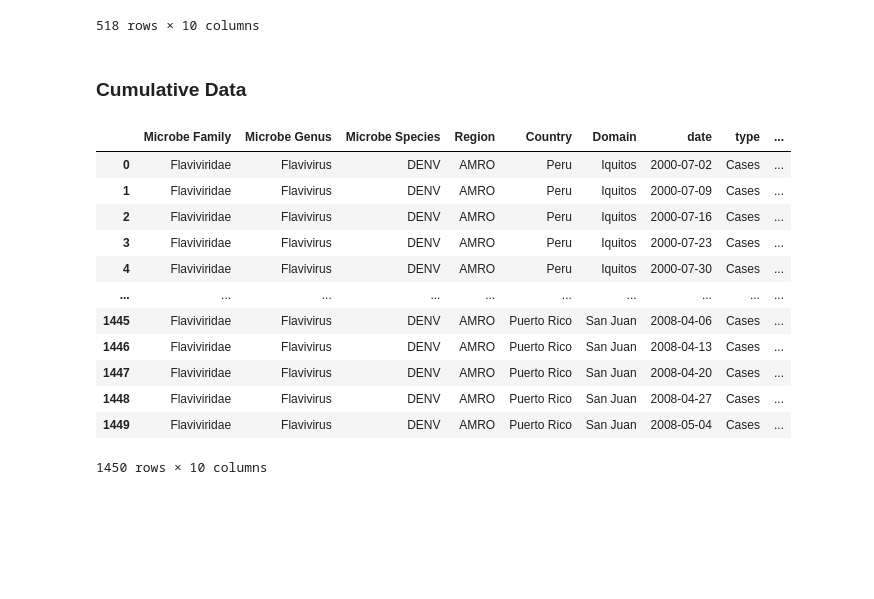
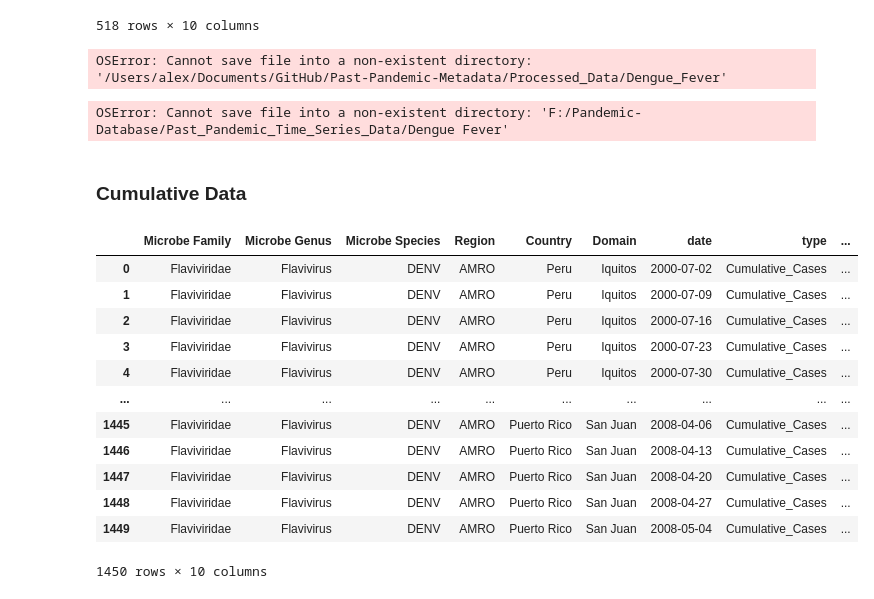
Before and after one commit to AlexWei21/Pandemic-Database, a Jupyter notebook: Internal/Processing Scripts/dengue_proprocessing.ipynb, the cells around one changed output. Cells and saved outputs as stored; diff of their text form; code cells hidden in the pictures; blank space fills up the shorter version.

Commit message:
Update Population Data

```diff
--- a/Internal/Processing Scripts/dengue_proprocessing.ipynb
+++ b/Internal/Processing Scripts/dengue_proprocessing.ipynb
@@ -3,7 +3,7 @@ import pandas as pd
 import numpy as np
 from matplotlib import pyplot as plt
 # %%
-dengue_data = pd.read_csv("F:/Pandemic-Database/Raw_Data/Dengue_Fever/clean_dengue_data.csv")
+dengue_data = pd.read_csv("/Users/alex/Documents/GitHub/Past-Pandemic-Metadata/Raw_Data/Dengue_Fever/clean_dengue_data.csv")
 
 dengue_data = dengue_data.rename(columns={'Virus Family': 'Microbe Family',
                                          'Virus Genus': 'Microbe Genus',
@@ -75,32 +75,37 @@ dengue_data_iquitos
 | 1455 | Flaviviridae | Flavivirus | DENV | AMRO | Peru | Iquitos | NaN | 2010-06-27 | ... |
 518 rows × 10 columns
 # %%
-dengue_data.to_csv("F:/Pandemic-Database/Processed_Data/Dengue_Fever/Dengue_AMRO_Country_Weekly_Cases.csv",
+dengue_data.to_csv("/Users/alex/Documents/GitHub/Past-Pandemic-Metadata/Processed_Data/Dengue_Fever/Dengue_AMRO_Country_Weekly_Cases.csv",
                    index = False)
+# %% [output]
+OSError: Cannot save file into a non-existent directory: '/Users/alex/Documents/GitHub/Past-Pandemic-Metadata/Processed_Data/Dengue_Fever'
 # %%
 dengue_data_sanjuan.to_csv("F:/Pandemic-Database/Past_Pandemic_Time_Series_Data/Dengue Fever/Dengue_Sanjuan_Weekly_Cases.csv",
                           index = False)
 dengue_data_iquitos.to_csv("F:/Pandemic-Database/Past_Pandemic_Time_Series_Data/Dengue Fever/Dengue_Iquitos_Weekly_Cases.csv",
                           index = False)
+# %% [output]
+OSError: Cannot save file into a non-existent directory: 'F:/Pandemic-Database/Past_Pandemic_Time_Series_Data/Dengue Fever'
 # %% [markdown]
 ### Cumulative Data
 # %%
 dengue_data = dengue_data.sort_values(by = ['Domain','date'])
 dengue_cumulative_data = dengue_data.groupby(['Microbe Family','Microbe Genus','Microbe Species','Region','Country','Domain','date','type']).sum().groupby(level=5).cumsum().reset_index()
 dengue_cumulative_data['Sub-Domain'] = np.nan
+dengue_cumulative_data['type'] = 'Cumulative_Cases'
 dengue_cumulative_data
 # %% [output]
 |  | Microbe Family | Microbe Genus | Microbe Species | Region | Country | Domain | date | type | ... |
-| 0 | Flaviviridae | Flavivirus | DENV | AMRO | Peru | Iquitos | 2000-07-02 | Cases | ... |
-| 1 | Flaviviridae | Flavivirus | DENV | AMRO | Peru | Iquitos | 2000-07-09 | Cases | ... |
-| 2 | Flaviviridae | Flavivirus | DENV | AMRO | Peru | Iquitos | 2000-07-16 | Cases | ... |
-| 3 | Flaviviridae | Flavivirus | DENV | AMRO | Peru | Iquitos | 2000-07-23 | Cases | ... |
-| 4 | Flaviviridae | Flavivirus | DENV | AMRO | Peru | Iquitos | 2000-07-30 | Cases | ... |
+| 0 | Flaviviridae | Flavivirus | DENV | AMRO | Peru | Iquitos | 2000-07-02 | Cumulative_Cases | ... |
+| 1 | Flaviviridae | Flavivirus | DENV | AMRO | Peru | Iquitos | 2000-07-09 | Cumulative_Cases | ... |
+| 2 | Flaviviridae | Flavivirus | DENV | AMRO | Peru | Iquitos | 2000-07-16 | Cumulative_Cases | ... |
+| 3 | Flaviviridae | Flavivirus | DENV | AMRO | Peru | Iquitos | 2000-07-23 | Cumulative_Cases | ... |
+| 4 | Flaviviridae | Flavivirus | DENV | AMRO | Peru | Iquitos | 2000-07-30 | Cumulative_Cases | ... |
 | ... | ... | ... | ... | ... | ... | ... | ... | ... | ... |
-| 1445 | Flaviviridae | Flavivirus | DENV | AMRO | Puerto Rico | San Juan | 2008-04-06 | Cases | ... |
-| 1446 | Flaviviridae | Flavivirus | DENV | AMRO | Puerto Rico | San Juan | 2008-04-13 | Cases | ... |
-| 1447 | Flaviviridae | Flavivirus | DENV | AMRO | Puerto Rico | San Juan | 2008-04-20 | Cases | ... |
-| 1448 | Flaviviridae | Flavivirus | DENV | AMRO | Puerto Rico | San Juan | 2008-04-27 | Cases | ... |
-| 1449 | Flaviviridae | Flavivirus | DENV | AMRO | Puerto Rico | San Juan | 2008-05-04 | Cases | ... |
+| 1445 | Flaviviridae | Flavivirus | DENV | AMRO | Puerto Rico | San Juan | 2008-04-06 | Cumulative_Cases | ... |
+| 1446 | Flaviviridae | Flavivirus | DENV | AMRO | Puerto Rico | San Juan | 2008-04-13 | Cumulative_Cases | ... |
+| 1447 | Flaviviridae | Flavivirus | DENV | AMRO | Puerto Rico | San Juan | 2008-04-20 | Cumulative_Cases | ... |
+| 1448 | Flaviviridae | Flavivirus | DENV | AMRO | Puerto Rico | San Juan | 2008-04-27 | Cumulative_Cases | ... |
+| 1449 | Flaviviridae | Flavivirus | DENV | AMRO | Puerto Rico | San Juan | 2008-05-04 | Cumulative_Cases | ... |
 1450 rows × 10 columns
 # %%
```
Also changed, not shown: parts of 1 cell of this notebook, 12 other files.
